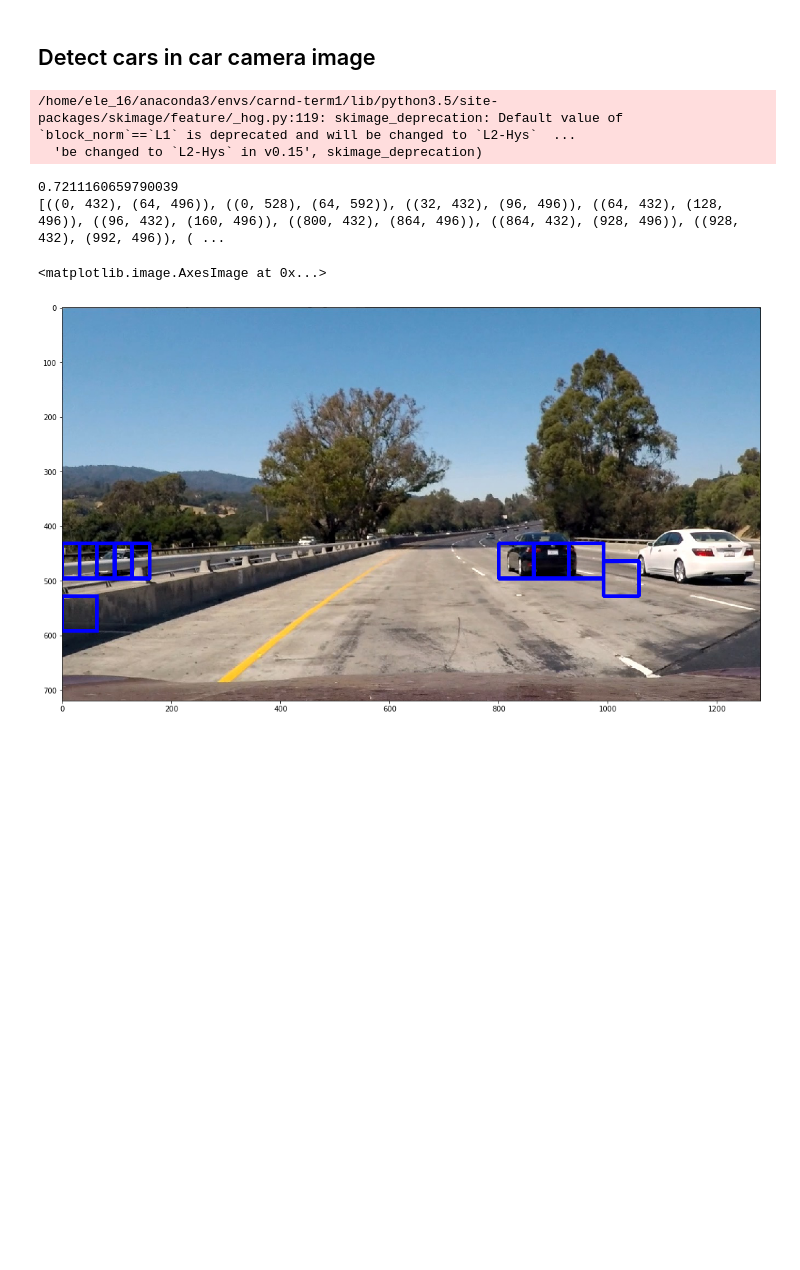
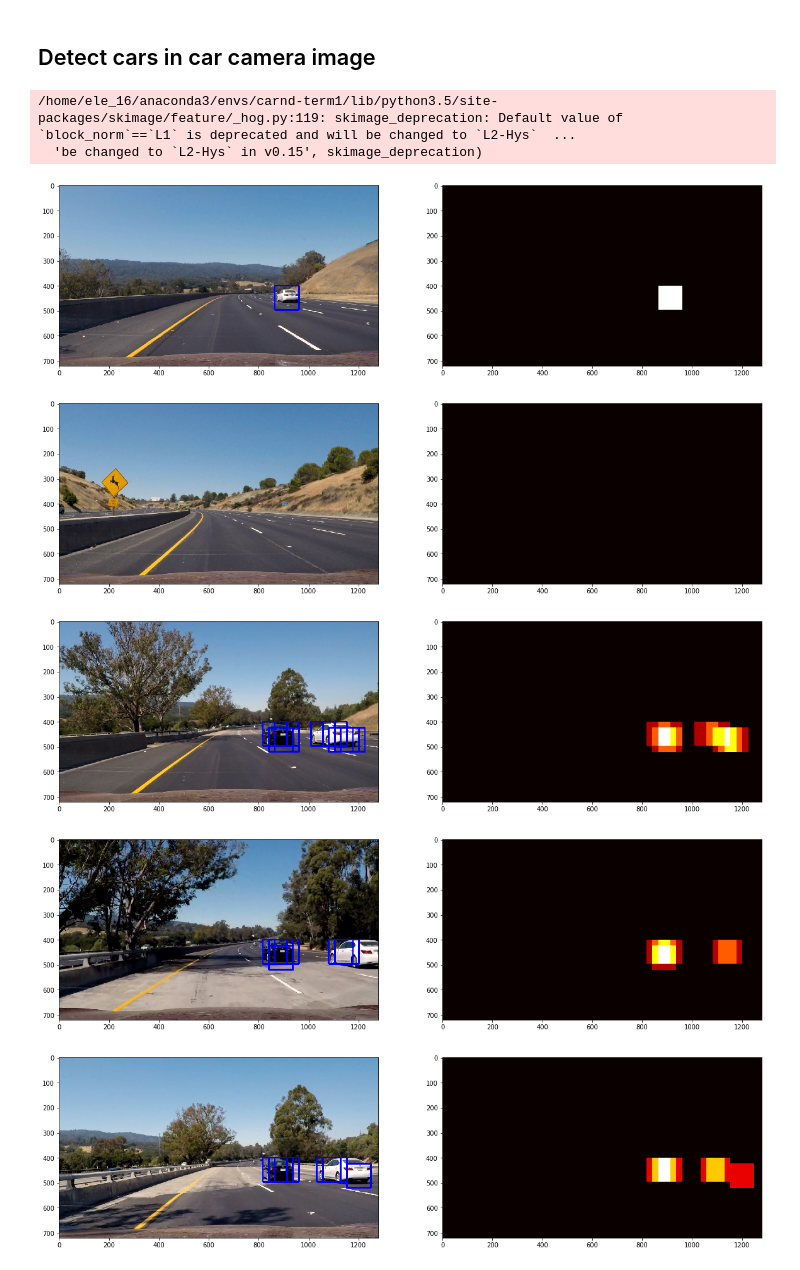
Before and after one commit to gaumarjos/T1-P5-CarND-Vehicle-Detection, a Jupyter notebook: vehicles.ipynb, the cells around one changed output. Saved outputs shown, nothing was run; the diff lists cells and outputs as text; code cells hidden in the pictures; blank space fills up the shorter version.

Commit message:
Detection pipeline working, to be calibrated

```diff
--- a/vehicles.ipynb
+++ b/vehicles.ipynb
@@ -419,20 +458,17 @@ print('Car images: {}'.format(len(cars)))
 print('Non-car images: {}'.format(len(notcars)))
 
 sample_size = 1000
-#sample_size = None
+sample_size = None
 if sample_size is not None:
     cars = cars[0:sample_size]
     notcars = notcars[0:sample_size]
 
 ## Feature parameters (MUST BE THE SAME FOR BOTH THE CLASSIFICATION AND DETECTION ON IMAGES)
-y_start_stop = [400, 656]       # Min and max in y
-color_space = 'RGB'             # Can be RGB, HSV, LUV, HLS, YUV, YCrCb
-scale = 1.0
-window_size = 64
+color_space = 'YCrCb'             # Can be RGB, HSV, LUV, HLS, YUV, YCrCb
 
 hog_channel = 'ALL'             # Can be 0, 1, 2, or "ALL"
-hog_orient = 9                  # HOG possible orientations
-hog_pix_per_cell = 8            # HOG number of px per cell
+hog_orient = 11                 # HOG possible orientations
+hog_pix_per_cell = 16           # HOG number of px per cell
 hog_cell_per_block = 2          # HOG number of cells per block
 
 spatial_size = (32, 32)         # Spatial binning dimensions
@@ -442,7 +478,6 @@ histogram_bins = 16             # Number of histogram bins
 enable_spatial_features = True  # Spatial features on or off
 enable_hist_features = True     # Histogram features on or off
 enable_hog_features = True      # HOG features on or off
-
 
 # Load images and extract features
 t0=time.time()
@@ -521,20 +556,27 @@ Time to compute model accuracy: 0.008499622344970703
 # %% [markdown]
 ## Detect cars in car camera image
 # %%
-# Read camera image
-image = mpimg.imread('test_images/test1.jpg')
-
-draw_image = np.copy(image)
-image = image.astype(np.float32)/255
-
 # Uncomment the following line if you extracted training
 # data from .png images (scaled 0 to 1 by mpimg) and the
 # image you are searching is a .jpg (scaled 0 to 255)
 
-mode = 2
-t0 = time.time()
 
-if mode == 1:
+# Read camera image
+test_files = glob.glob('test_images/*.jpg')
+#image = mpimg.imread('test_images/test1.jpg')
+
+for file in test_files:
+    image = mpimg.imread(file)
+
+    draw_image = np.copy(image)
+    heat = np.zeros_like(image[:,:,0]).astype(np.float)
+
+    image = image.astype(np.float32)/255
+
+    y_start_stop = [400, 656]
+    scale = 1.5
+
+    """
     windows = prepare_windows(image,
                               x_start_stop=[None, None],
                               y_start_stop=y_start_stop,
@@ -549,43 +591,44 @@ if mode == 1:
                                    spatial_size=spatial_size,
                                    hist_bins=histogram_bins,
                                    orient=hog_orient,
                                    pix_per_cell=hog_pix_per_cell,
                                    cell_per_block=hog_cell_per_block,
                                    hog_channel=hog_channel,
                                    spatial_feat=enable_spatial_features,
                                    hist_feat=enable_hist_features,
                                    hog_feat=enable_hog_features)
-
-elif mode == 2:
+    """
     on_windows = search_in_image(image,
                                  y_start_stop=y_start_stop,
                                  scale=scale,
                                  color_space=color_space,
                                  classifier=svc,
                                  scaler=X_scaler,
-                                 window_size=window_size,
                                  hog_channel=hog_channel,
                                  hog_orient=hog_orient,
                                  hog_pix_per_cell=hog_pix_per_cell,
                                  hog_cell_per_block=hog_cell_per_block,
                                  spatial_size=spatial_size,
                                  histogram_bins=histogram_bins,
                                  enable_spatial_features=enable_spatial_features,
                                  enable_hist_features=enable_hist_features,
                                  enable_hog_features=enable_hog_features)
 
-t_detected = time.time() - t0
-print(t_detected)
 
-print(on_windows)
-on_windows_img = draw_boxes(draw_image, on_windows)
+    on_windows_img = draw_boxes(draw_image, on_windows)
+    heat = add_heat(heat, on_windows)
 
-f, ax1 = plt.subplots(1,1, figsize=(20,10))
-ax1.imshow(on_windows_img)
+
+    f, (ax1, ax2) = plt.subplots(1,2, figsize=(20,10))
+    ax1.imshow(on_windows_img)
+    ax2.imshow(heat, cmap='hot')
+
+# https://github.com/jeremy-shannon/CarND-Vehicle-Detection/blob/master/vehicle_detection_project.ipynb
 # %% [output]
 /home/ele_16/anaconda3/envs/carnd-term1/lib/python3.5/site-packages/skimage/feature/_hog.py:119: skimage_deprecation: Default value of `block_norm`==`L1` is deprecated and will be changed to `L2-Hys`  ...
   'be changed to `L2-Hys` in v0.15', skimage_deprecation)
-0.7211160659790039
-[((0, 432), (64, 496)), ((0, 528), (64, 592)), ((32, 432), (96, 496)), ((64, 432), (128, 496)), ((96, 432), (160, 496)), ((800, 432), (864, 496)), ((864, 432), (928, 496)), ((928, 432), (992, 496)), ( ...
-<matplotlib.image.AxesImage at 0x...>
-[figure, old version]
+[figure, new version]
+[figure, added]
+[figure, added]
+[figure, added]
+[figure, added]
```
Also changed, not shown: parts of 6 cells of this notebook.
